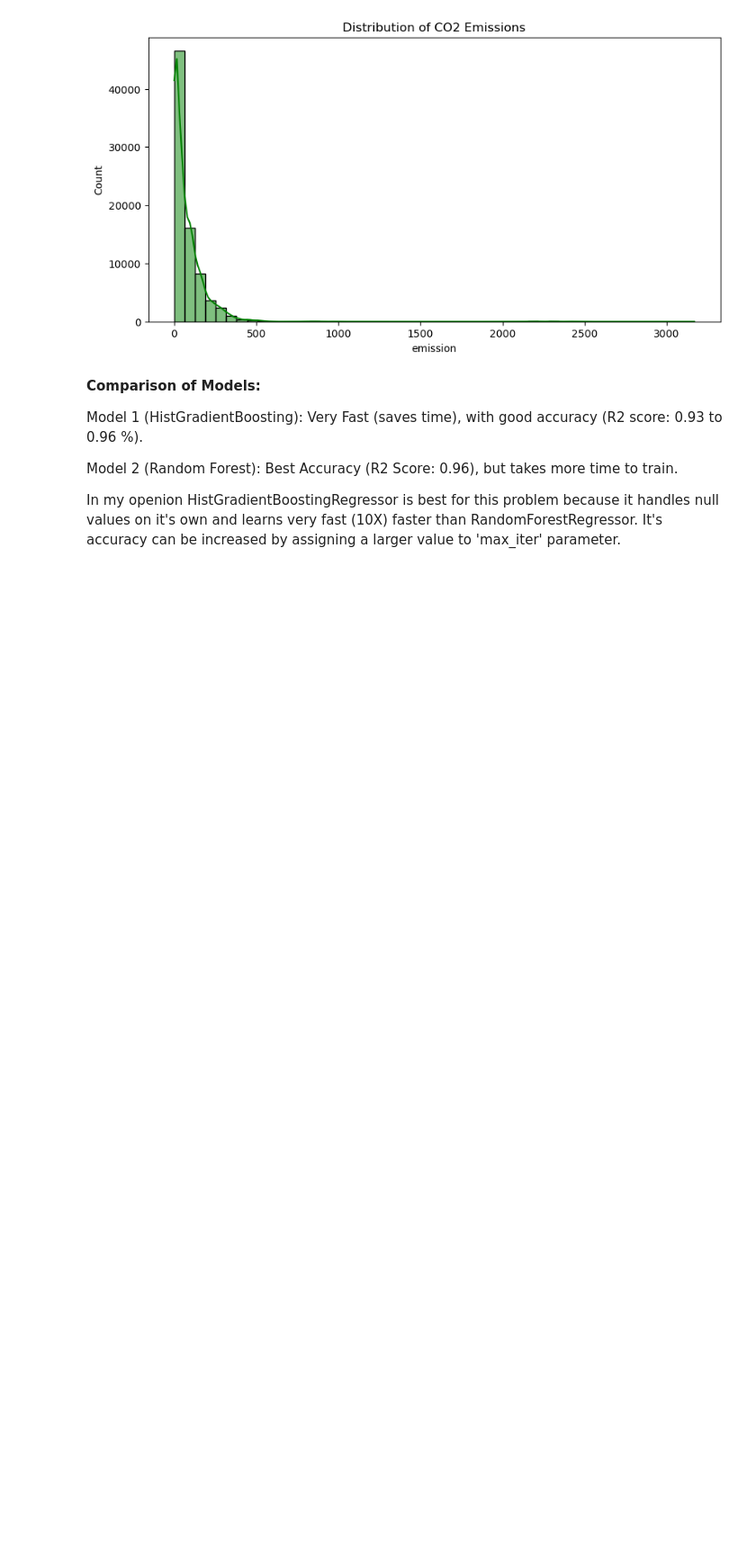
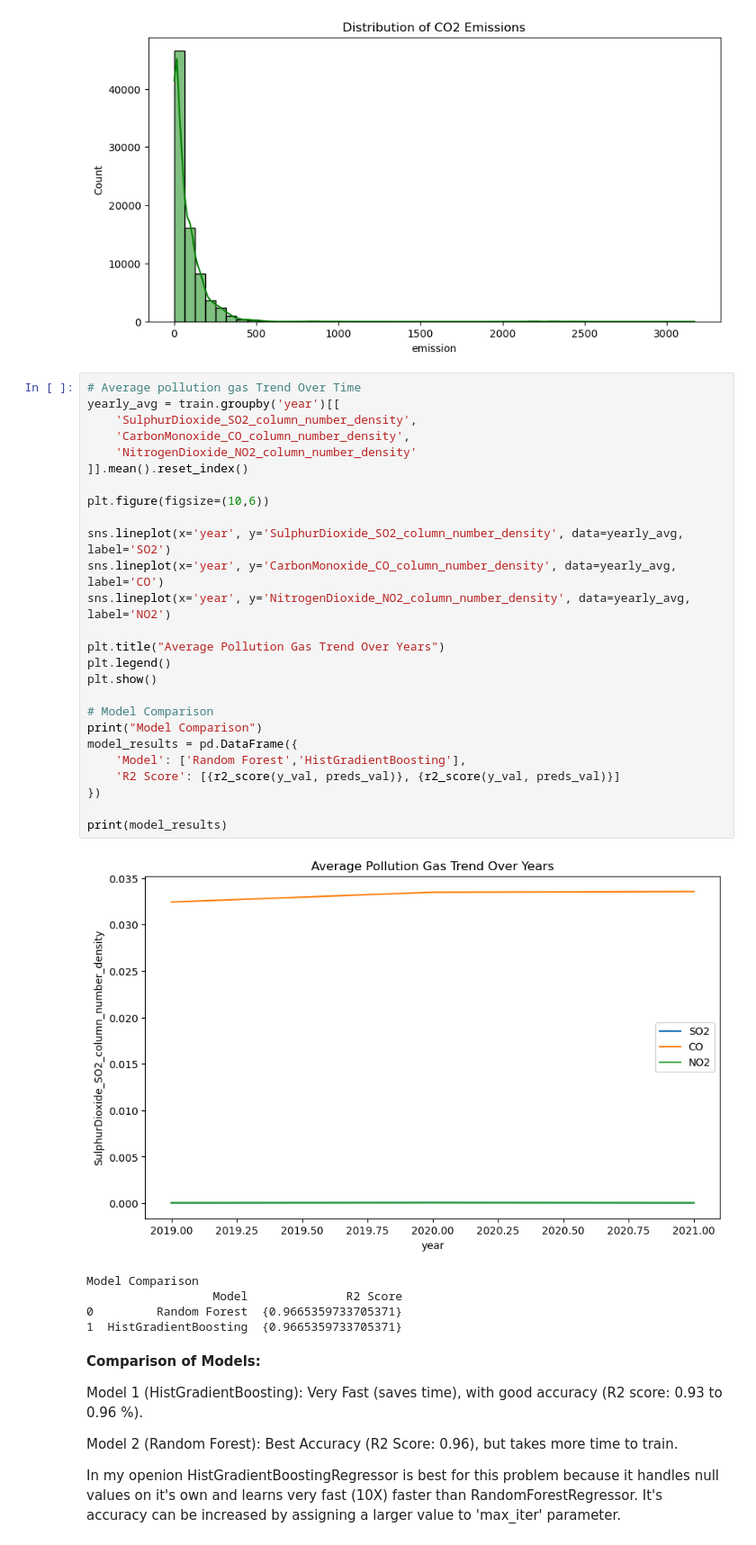
Before and after one commit to Mohammad-Iqbal-Hurrah/Climate-Change-Modelling-, a Jupyter notebook: Climate_Change_Modelling.ipynb, the cells around one changed output. Shown at 90% size. Cells and saved outputs as stored; diff of their text form; blank space fills up the shorter version.

Commit message:
model comparison

```diff
--- a/Climate_Change_Modelling.ipynb
+++ b/Climate_Change_Modelling.ipynb
@@ -503,6 +503,38 @@ if importances is not None:
 [figure]
 [figure]
 [figure]
+# %%
+# Average pollution gas Trend Over Time
+yearly_avg = train.groupby('year')[[
+    'SulphurDioxide_SO2_column_number_density',
+    'CarbonMonoxide_CO_column_number_density',
+    'NitrogenDioxide_NO2_column_number_density'
+]].mean().reset_index()
+
+plt.figure(figsize=(10,6))
+
+sns.lineplot(x='year', y='SulphurDioxide_SO2_column_number_density', data=yearly_avg, label='SO2')
+sns.lineplot(x='year', y='CarbonMonoxide_CO_column_number_density', data=yearly_avg, label='CO')
+sns.lineplot(x='year', y='NitrogenDioxide_NO2_column_number_density', data=yearly_avg, label='NO2')
+
+plt.title("Average Pollution Gas Trend Over Years")
+plt.legend()
+plt.show()
+
+# Model Comparison
+print("Model Comparison")
+model_results = pd.DataFrame({
+    'Model': ['Random Forest','HistGradientBoosting'],
+    'R2 Score': [{r2_score(y_val, preds_val)}, {r2_score(y_val, preds_val)}]
+})
+
+print(model_results)
+# %% [output]
+[figure, added]
+Model Comparison
+                  Model              R2 Score
+0         Random Forest  {0.9665359733705371}
+1  HistGradientBoosting  {0.9665359733705371}
 # %% [markdown]
 **Comparison of Models:**
 
```
Also changed, not shown: parts of 2 cells of this notebook, 1 other file.
